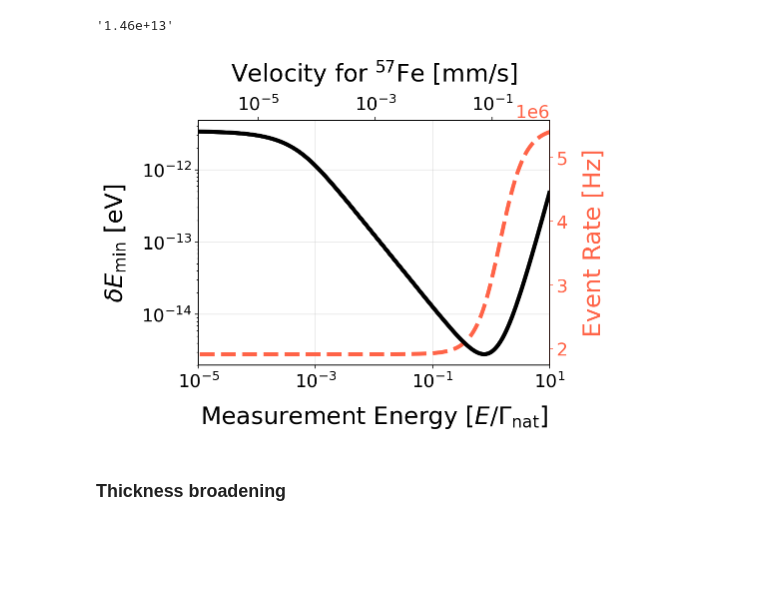
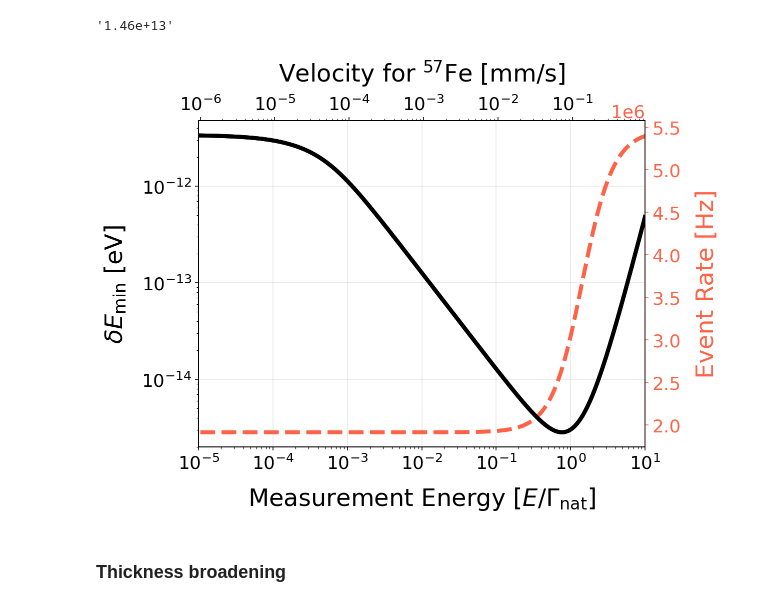
Before and after one commit to StanfordMossbauer/mossbauer_study, a Jupyter notebook: examples/example.ipynb, the cells around one changed output. Saved outputs shown, nothing was run; the diff lists cells and outputs as text; code cells hidden in the pictures; blank space fills up the shorter version.

```diff
--- a/examples/example.ipynb
+++ b/examples/example.ipynb
@@ -144,34 +144,34 @@ vnew = f(nnew/moss.acquisition_time) - vels
 # %%
 plt.style.use('bigsquare')
 fig, ax = plt.subplots()
 plt.plot(vels/E_to_vel(natural_linewidth), vel_to_E(vnew), color='k')
 plt.xscale('log')
 plt.yscale('log')
 plt.xlabel('Measurement Energy [$E/\Gamma_\mathrm{nat}$]')
 plt.ylabel('$\delta E_\mathrm{min}$ [eV]')
 
 ax2 = ax.twinx()
 ax2.grid(False)
 plt.plot(vels/E_to_vel(natural_linewidth), rates, linestyle='--', color='tomato')
 plt.ylabel('Event Rate [Hz]')
 change_axis_color(ax2, 'tomato')
 ax2.spines['right'].set_color('tomato')
 plt.xlim([1e-5, 1e1])
 
 
 ax3 = ax.twiny()
 plt.plot(vels, vel_to_E(vnew), color='k')
 plt.xscale('log')
 xrange = np.array(ax.get_xlim())
 ax3.set_xlim(xrange*E_to_vel(natural_linewidth))
 ax3.grid(False)
 plt.xlabel('Velocity for $^{57}$Fe [mm/s]')
-plt.tight_layout()
-if True:
-    plt.savefig('../plots/sensitivity_fvs_velocity_closed_form_only.png', dpi=200)
+
+if False:
+    plt.savefig('plots/sensitivity_fvs_velocity_closed_form_only.png', dpi=200)
 plt.show()
 # %% [output]
-[figure, old version]
+[figure, new version]
 # %% [markdown]
 ### Thickness broadening
 # %%
```
Also changed, not shown: parts of 2 cells of this notebook.
